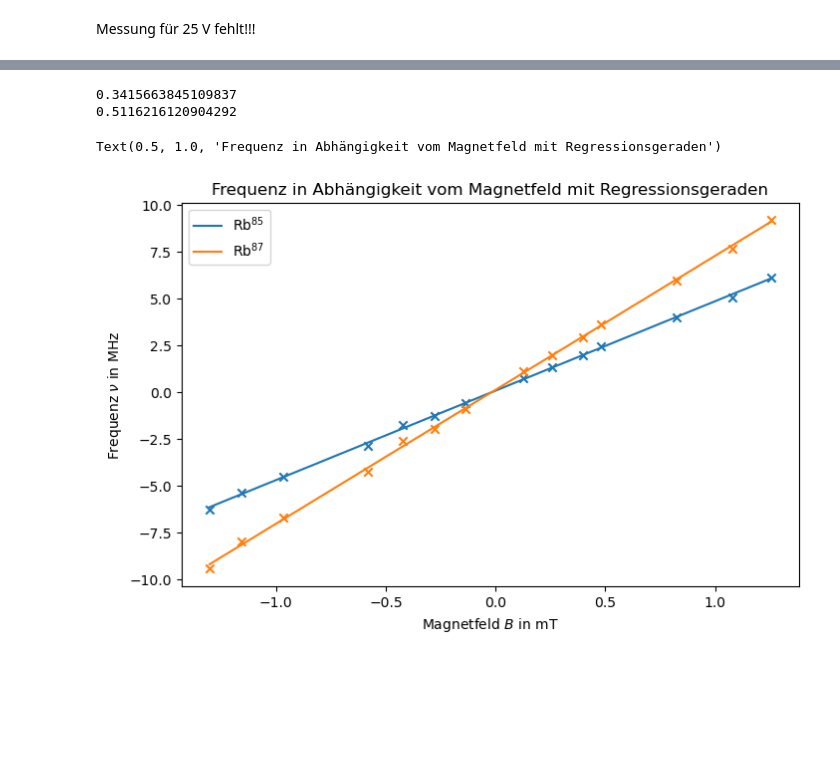
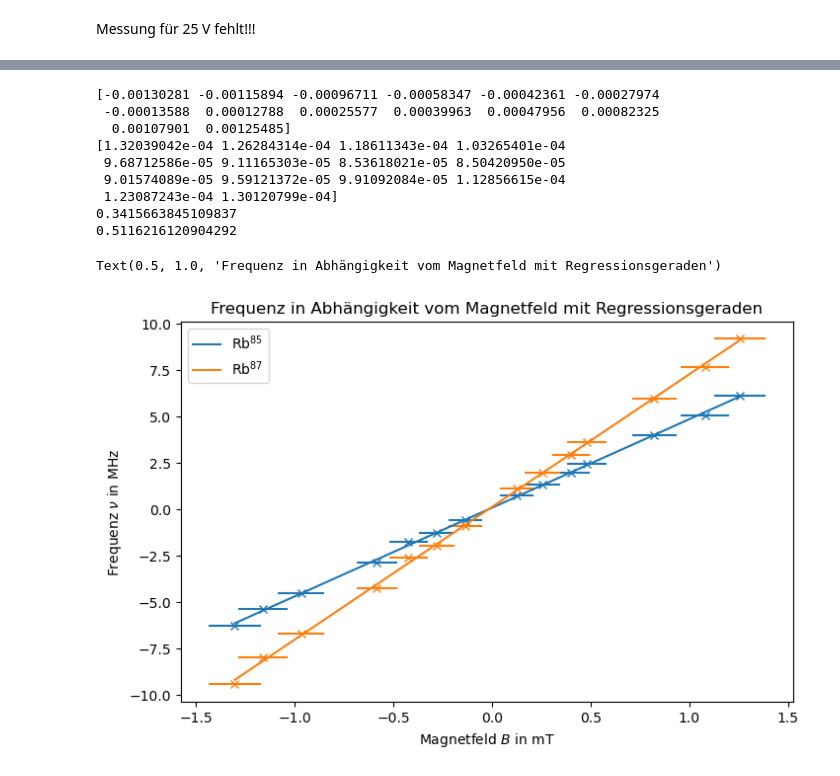
Before and after one commit to hannes-ebe/F-Prak-B, a Jupyter notebook: Optisches_Pumpen/frequenzsweep.ipynb, the cells around one changed output, grey strips where cells are left out. Cells and saved outputs as stored; diff of their text form; code cells hidden in the pictures; blank space fills up the shorter version.

```diff
--- a/Optisches_Pumpen/frequenzsweep.ipynb
+++ b/Optisches_Pumpen/frequenzsweep.ipynb
@@ -104,8 +104,10 @@ def peak_func(feq,U,I,height,prominence,width,cut=(0,1)):
     freq = np.linspace(500e3,10e6,len) # entsprechende Frequenzschritte
 
     B = const.mu_0*helmholtz(N,r,0.5*I)  # Helmholtz gibt H zurück, nicht B
+    Berr = const.mu_0*helmholtz(N,r,abs(0.02*I)+0.05)
+    print(Berr)
 
-    return np.array([B,freq[peaks][0],freq[peaks][1]])
+    return np.array([B,freq[peaks][0],freq[peaks][1],Berr])
 
 peaks = []
 
@@ -161,35 +168,48 @@ def slope_to_g(slope):
 
 # Stimmt die Einheit des Magnetfeldes???
 fig, ax = plt.subplots(figsize=(8,5))
 
 # Entferne einen Wert und invertiere den ersten Teil der Geraden
 B = peaks[0]
 f1 = peaks[1]
 f2 = peaks[2]
+Berr = peaks[3]
 entf = 3
 B = np.delete(B,[entf])
+Berr = np.delete(Berr,[entf])
 f1 = np.delete(f1,[entf])
 f2 = np.delete(f2,[entf])
 f1 = np.append(-1*f1[0:7],f1[7:])
 f2 = np.append(-1*f2[0:7],f2[7:])
 
-plt.scatter(B*1e3,f1*1e-6,marker='x')
-plt.scatter(B*1e3,f2*1e-6,marker='x')
+plt.errorbar(B*1e3,f1*1e-6,xerr=Berr*1e3,linestyle=' ',marker='x')
+plt.errorbar(B*1e3,f2*1e-6,xerr=Berr*1e3,linestyle=' ',marker='x')
+
+print(B)
+print(Berr)
 
 slope, intercept, rvalue, pvalue, slope_std = linregress(B,f1)
-plt.plot(B*1e3,lin(B,slope,intercept)*1e-6,label='Rb$^{85}$')
+plt.plot(B*1e3,lin(B,slope,intercept)*1e-6,label='Rb$^{85}$',c='tab:blue')
 print(slope_to_g(slope))
 
+
 slope, intercept, rvalue, pvalue, slope_std = linregress(B,f2)
-plt.plot(B*1e3,lin(B,slope,intercept)*1e-6,label='Rb$^{87}$')
+plt.plot(B*1e3,lin(B,slope,intercept)*1e-6,label='Rb$^{87}$',c='tab:orange')
 print(slope_to_g(slope))
 
 plt.xlabel('Magnetfeld $B$ in mT')
 plt.ylabel(r'Frequenz $\nu$ in MHz')
 plt.legend()
 plt.title('Frequenz in Abhängigkeit vom Magnetfeld mit Regressionsgeraden')
 # %% [output]
+[-0.00130281 -0.00115894 -0.00096711 -0.00058347 -0.00042361 -0.00027974
+ -0.00013588  0.00012788  0.00025577  0.00039963  0.00047956  0.00082325
+  0.00107901  0.00125485]
+[1.32039042e-04 1.26284314e-04 1.18611343e-04 1.03265401e-04
+ 9.68712586e-05 9.11165303e-05 8.53618021e-05 8.50420950e-05
+ 9.01574089e-05 9.59121372e-05 9.91092084e-05 1.12856615e-04
+ 1.23087243e-04 1.30120799e-04]
 0.3415663845109837
 0.5116216120904292
 Text(0.5, 1.0, 'Frequenz in Abhängigkeit vom Magnetfeld mit Regressionsgeraden')
-[figure, old version]
+[figure, new version]
```
Also changed, not shown: parts of 1 cell of this notebook, 1 other file.
